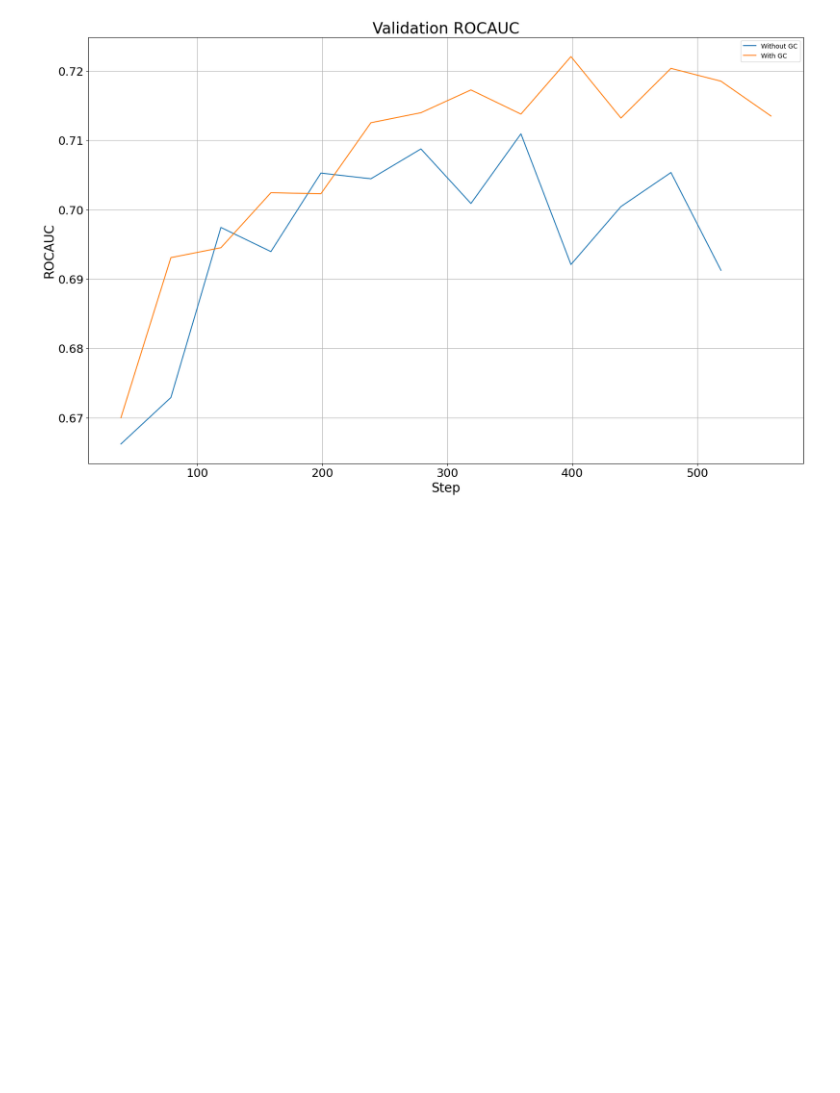
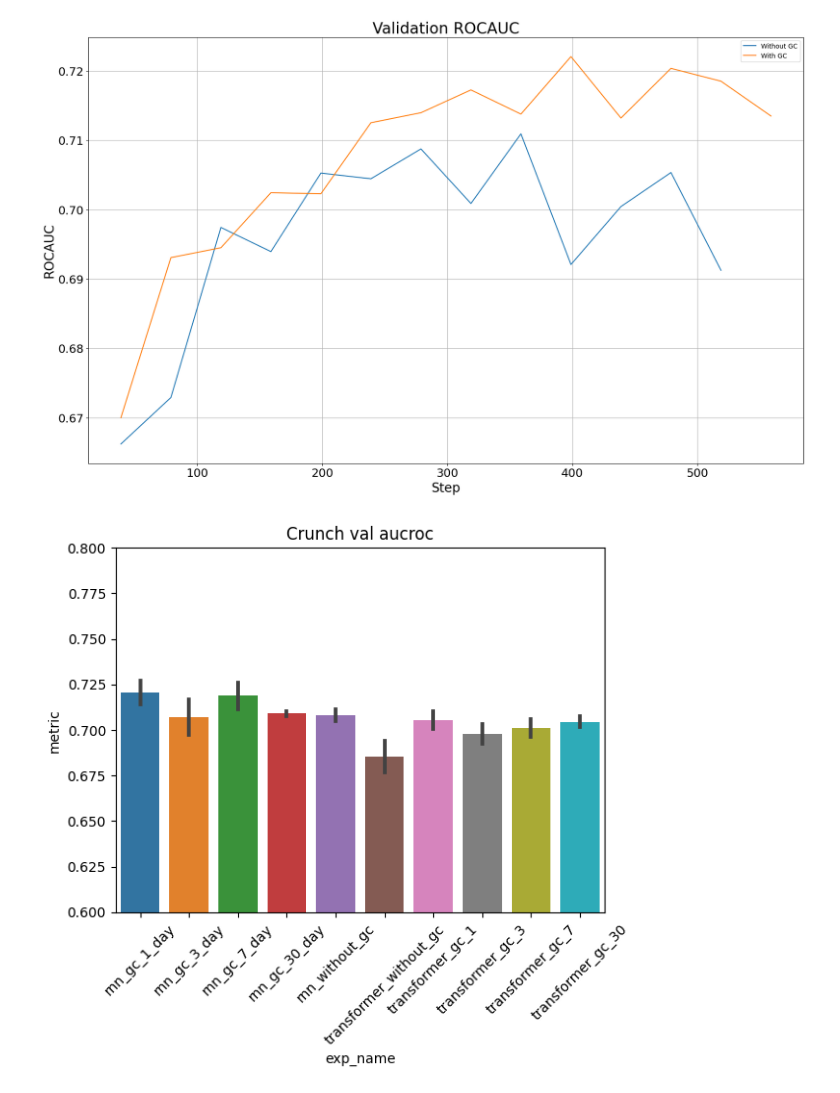
Before and after one commit to nokiroki/NLP-Transactions, a Jupyter notebook: notebooks/experiments_visualization.ipynb, the cells around one changed output. Cells and saved outputs as stored; diff of their text form; code cells hidden in the pictures; blank space fills up the shorter version.

```diff
--- a/notebooks/experiments_visualization.ipynb
+++ b/notebooks/experiments_visualization.ipynb
@@ -24,0 +37,43 @@ plt.legend();
+# %%
+def group_by_metrics(all_experiments, metric_name='val_aucroc'):
+
+    group_metrics = dict()
+
+    for experiment in all_experiments:
+
+        exp_name = experiment.name
+        group_exp_name = exp_name[:-2]
+
+        list_group_logs = group_metrics.get(group_exp_name, [])
+
+        if len(list_group_logs) == 5:
+            continue
+        list_group_logs.append(experiment.get_metrics_summary(metric_name)['valueMax'])
+        group_metrics[group_exp_name] = list_group_logs
+
+    return group_metrics
+
+
+def visualize_metrics():
+    pass
+
+all_experiments = api.get('nokiroki1', 'nlp-transactions')
+group_metrics = group_by_metrics(all_experiments, metric_name='val_auroc')
+# %%
+df_experiments = pd.DataFrame(group_metrics).T.reset_index()
+df_experiments.rename(columns={'index': 'exp_name'}, inplace=True)
+
+df_experiments = pd.melt(df_experiments, id_vars='exp_name', var_name='run', value_name='metric')
+df_experiments.head()
+
+df_experiments['run'] = df_experiments['run'].astype(int)
+df_experiments['metric'] = df_experiments['metric'].astype(float)
+# %%
+sns.barplot(data=df_experiments, x='exp_name', y='metric', errorbar="sd")
+
+plt.title('Crunch val aucroc')
+plt.ylim(0.6, 0.8)
+plt.xticks(rotation=45)
+plt.show()
+# %% [output]
+[figure, added]
```
Also changed, not shown: parts of 1 cell of this notebook.
